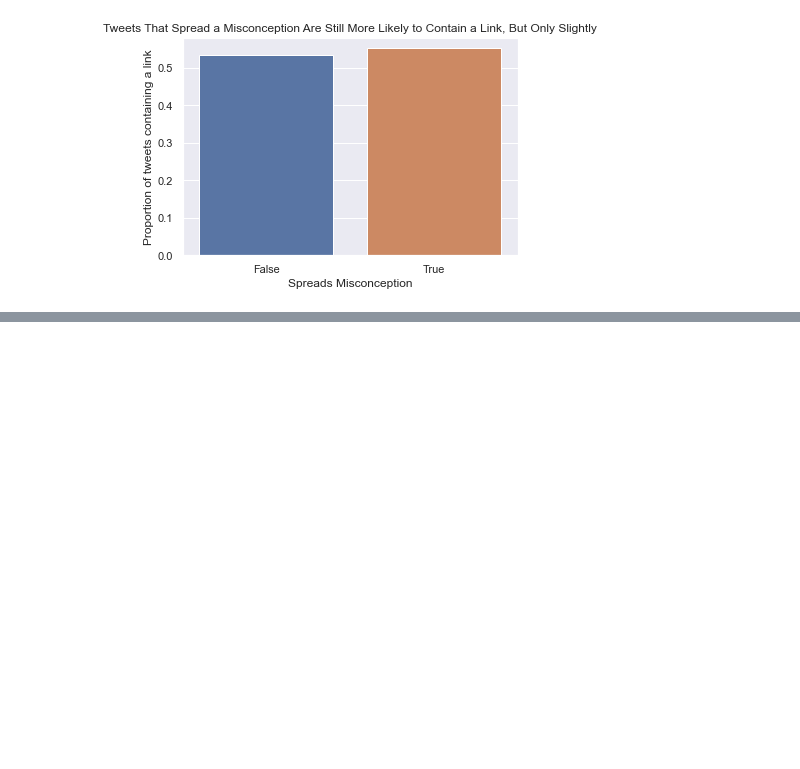
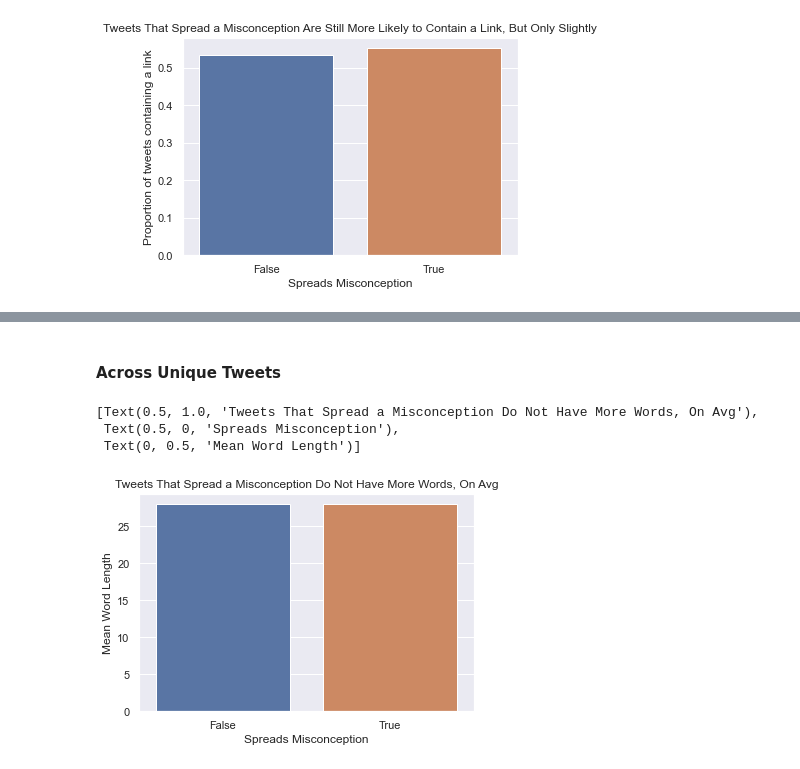
Before and after one commit to WTAWTAW-UCIMLHack2021/ucimlhack2021, a Jupyter notebook: exploration/exploratory.ipynb, the cells around one changed output, grey strips where cells are left out. Saved outputs shown, nothing was run; the diff lists cells and outputs as text; code cells hidden in the pictures; blank space fills up the shorter version.

```diff
--- a/exploration/exploratory.ipynb
+++ b/exploration/exploratory.ipynb
@@ -182,0 +197,13 @@ link_freq_plot.set(title = 'Tweets That Spread a Misconception Are Still More Li
+# %% [markdown]
+#### Across Unique Tweets
+# %%
+length_by_label = pd.DataFrame(clean_unique.groupby('misconception').tweet_len.mean().rename('mean_length')).reset_index()
+
+plot = sns.barplot(x='misconception', y='mean_length', data =length_by_label)
+plot.set(title = 'Tweets That Spread a Misconception Do Not Have More Words, On Avg',
+         xlabel='Spreads Misconception', ylabel='Mean Word Length')
+# %% [output]
+[Text(0.5, 1.0, 'Tweets That Spread a Misconception Do Not Have More Words, On Avg'),
+ Text(0.5, 0, 'Spreads Misconception'),
+ Text(0, 0.5, 'Mean Word Length')]
+[figure, added]
```
Also changed, not shown: parts of 10 cells of this notebook.
